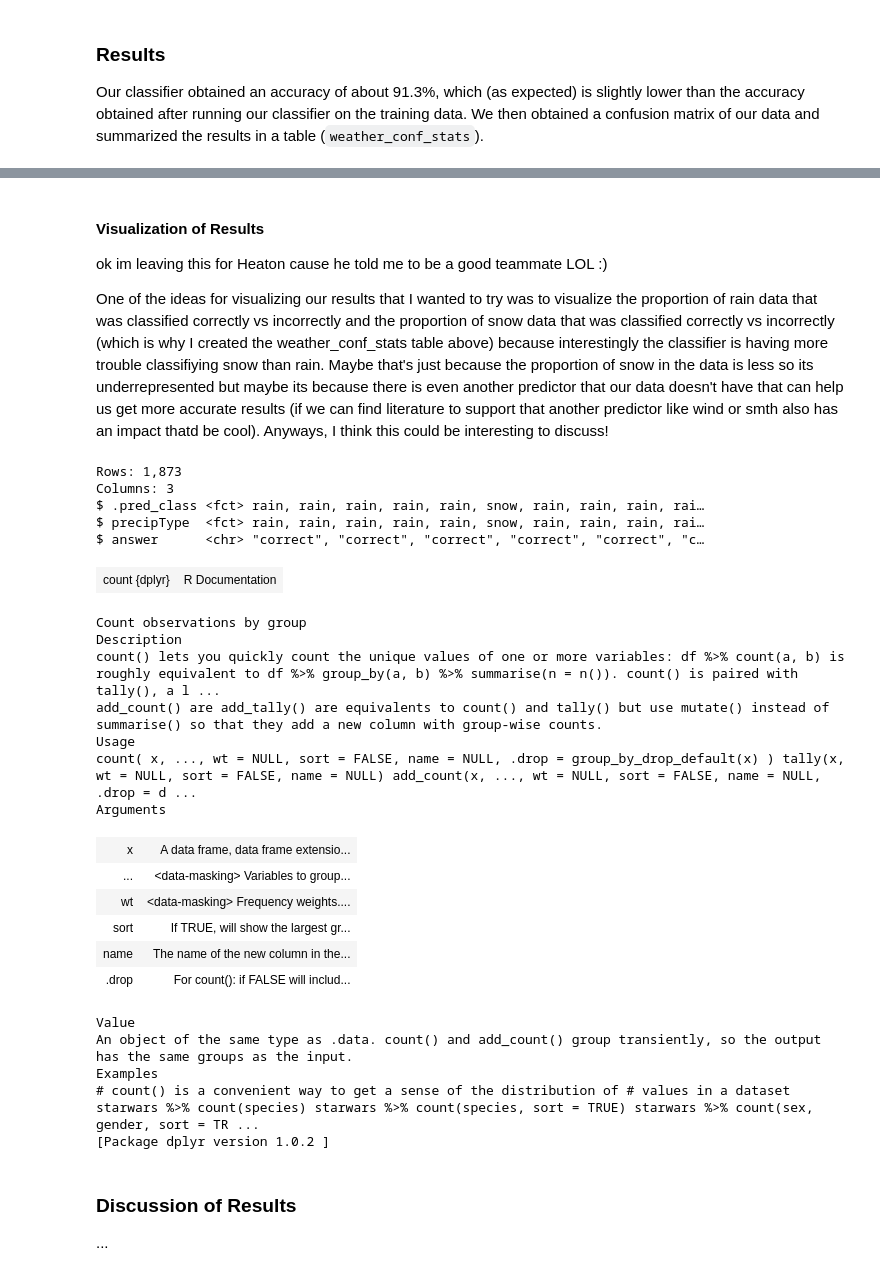
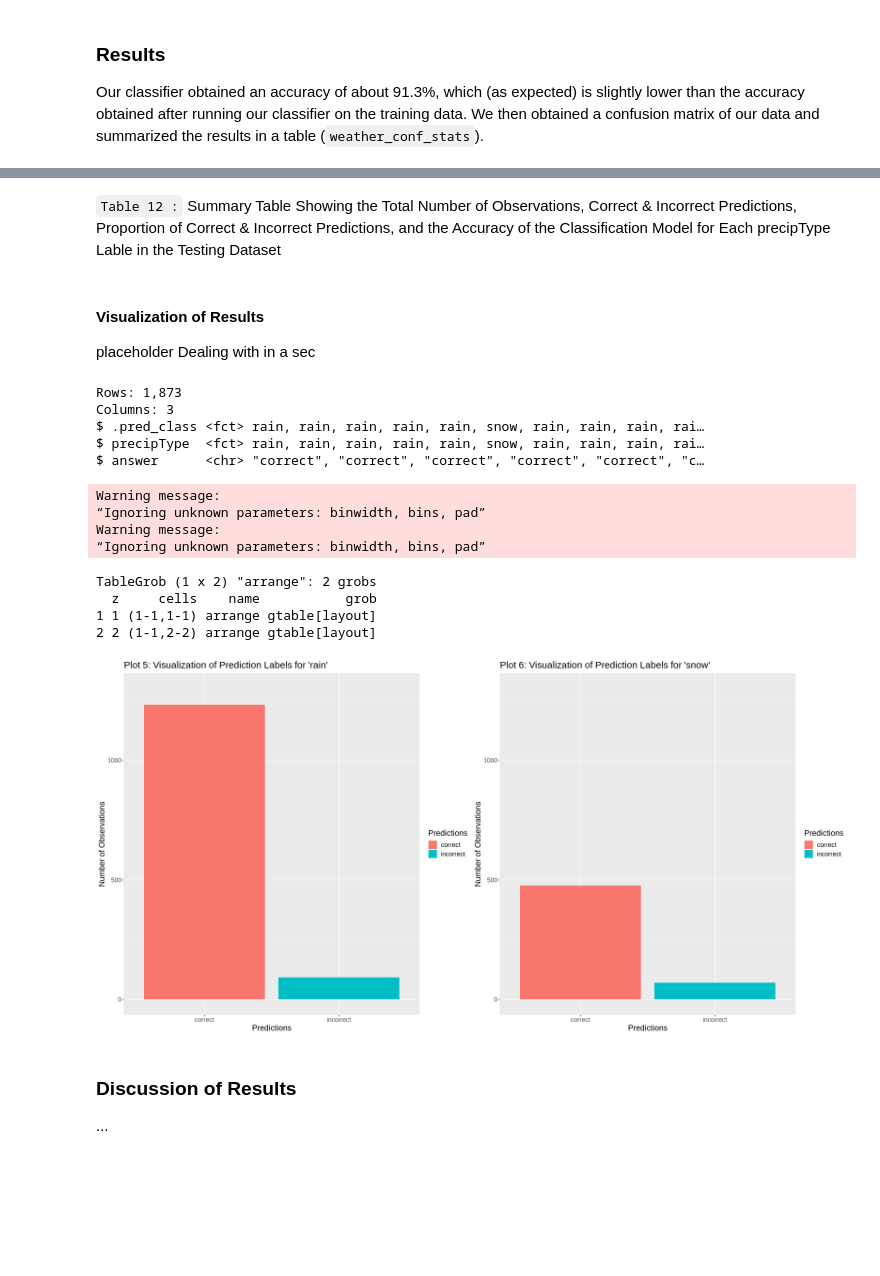
Before and after one commit to codingonapotato/dsci100_group_project_S2022, a Jupyter notebook: Final Project Report.ipynb, the cells around one changed output, grey strips where cells are left out. Cells and saved outputs as stored; diff of their text form; code cells hidden in the pictures; blank space fills up the shorter version.

```diff
--- a/Final Project Report.ipynb
+++ b/Final Project Report.ipynb
@@ -372,67 +423,65 @@ A tibble: 2 × 7
 | <fct> | <int> | <dbl> | <dbl> | <dbl> | <dbl> | <dbl> |
 | rain | 1303 | 1233 | 93 | 0.9462778 | 0.07137375 | 0.9129738 |
 | snow | 570 | 477 | 70 | 0.8368421 | 0.12280702 | 0.9129738 |
-# %% [markdown]
-#### Visualization of Results
-
-ok im leaving this for Heaton cause he told me to be a good teammate LOL :)
-
-One of the ideas for visualizing our results that I wanted to try was to visualize the proportion of rain data that was classified correctly vs incorrectly and the proportion of snow data that was classified correctly vs incorrectly (which is why I created the weather_conf_stats table above) because interestingly the classifier is having more trouble classifiying snow than rain. Maybe that's just because the proportion of snow in the data is less so its underrepresented but maybe its because there is even another predictor that our data doesn't have that can help us get more accurate results (if we can find literature to support that another predictor like wind or smth also has an impact thatd be cool). Anyways, I think this could be interesting to discuss!
+# %% [markdown]
+`Table 12 :` Summary Table Showing the Total Number of Observations, Correct & Incorrect Predictions, Proportion of Correct & Incorrect Predictions, and the Accuracy of the Classification Model for Each precipType Lable in the Testing Dataset
+# %% [markdown]
+#### Visualization of Results
+
+placeholder Dealing with in a sec
 # %%
 correct_predictions <- weather_predictions %>%
             select(.pred_class, precipType) %>%
             filter(.pred_class == precipType) %>%
             mutate(answer = "correct")
 # correct_predictions
 
 incorrect_predictions <- weather_predictions %>%
             select(.pred_class, precipType) %>%
             filter(.pred_class != precipType) %>%
             mutate(answer = "incorrect")
 # incorrect_predictions
-test1 <- rbind(correct_predictions, incorrect_predictions) %>%
+
+both_predictions <- rbind(correct_predictions, incorrect_predictions) %>%
             glimpse()
 
-# visualization <- test1 %>%
-#                     group_by(answer, precipType) %>%
-#                     ggplot(aes(x = n(answer), y = precipType, fill = answer)) +
-#                     geom_bar()
-# visualization
-# rain_visualization <- test1 %>%
-#                     filter(.pred_class == "rain") %>%
-#                     ggplot(aes(x = answer, fill = answer)) +
-#                     geom_histogram(stat = "count") +
-#                     theme(text = element_text(size = 15)) +
-#                     labs(y = "Number of Observations", x = "Predictions", fill = "Predictions") +
-#                     ggtitle("Plot 5: Visualization of the correct and incorrect predictions for 'rain'")
-# rain_visualization
+options(repr.plot.width = 20, repr.plot.height = 10)
 
-?tally
+rain_visualization <- both_predictions %>%
+                    filter(.pred_class == "rain") %>%
+                    ggplot(aes(x = answer, fill = answer)) +
+                    geom_histogram(stat = "count") +
+                    theme(text = element_text(size = 15)) +
+                    ylim(0, 1300) +
+                    labs(y = "Number of Observations", x = "Predictions", fill = "Predictions") +
+                    ggtitle("Plot 5: Visualization of Prediction Labels for 'rain'")
+
+snow_visualization <- both_predictions %>%
+                    filter(.pred_class == "snow") %>%
+                    ggplot(aes(x = answer, fill = answer)) +
+                    geom_histogram(stat = "count") +
+                    ylim(0, 1300) +
+                    theme(text = element_text(size = 15)) +
+                    labs(y = "Number of Observations", x = "Predictions", fill = "Predictions") +
+                    ggtitle("Plot 6: Visualization of Prediction Labels for 'snow'")
+
+visualization_together <- grid.arrange(rain_visualization, snow_visualization, ncol = 2)
+visualization_together
 # %% [output]
 Rows: 1,873
 Columns: 3
 $ .pred_class <fct> rain, rain, rain, rain, rain, snow, rain, rain, rain, rai…
 $ precipType  <fct> rain, rain, rain, rain, rain, snow, rain, rain, rain, rai…
 $ answer      <chr> "correct", "correct", "correct", "correct", "correct", "c…
-| count {dplyr} | R Documentation |
-Count observations by group
-Description
-count() lets you quickly count the unique values of one or more variables: df %>% count(a, b) is roughly equivalent to df %>% group_by(a, b) %>% summarise(n = n()). count() is paired with tally(), a l ...
-add_count() are add_tally() are equivalents to count() and tally() but use mutate() instead of summarise() so that they add a new column with group-wise counts.
-Usage
-count( x, ..., wt = NULL, sort = FALSE, name = NULL, .drop = group_by_drop_default(x) ) tally(x, wt = NULL, sort = FALSE, name = NULL) add_count(x, ..., wt = NULL, sort = FALSE, name = NULL, .drop = d ...
-Arguments
+Warning message:
+“Ignoring unknown parameters: binwidth, bins, pad”
+Warning message:
+“Ignoring unknown parameters: binwidth, bins, pad”
-| x | A data frame, data frame extensio... |
-| ... | <data-masking> Variables to group... |
-| wt | <data-masking> Frequency weights.... |
-| sort | If TRUE, will show the largest gr... |
-| name | The name of the new column in the... |
-| .drop | For count(): if FALSE will includ... |
-Value
-An object of the same type as .data. count() and add_count() group transiently, so the output has the same groups as the input.
-Examples
-# count() is a convenient way to get a sense of the distribution of # values in a dataset starwars %>% count(species) starwars %>% count(species, sort = TRUE) starwars %>% count(sex, gender, sort = TR ...
-[Package dplyr version 1.0.2 ]
+TableGrob (1 x 2) "arrange": 2 grobs
+  z     cells    name           grob
+1 1 (1-1,1-1) arrange gtable[layout]
+2 2 (1-1,2-2) arrange gtable[layout]
+[figure, added]
 # %% [markdown]
 ### Discussion of Results
 
```
Also changed, not shown: parts of 28 cells of this notebook.
